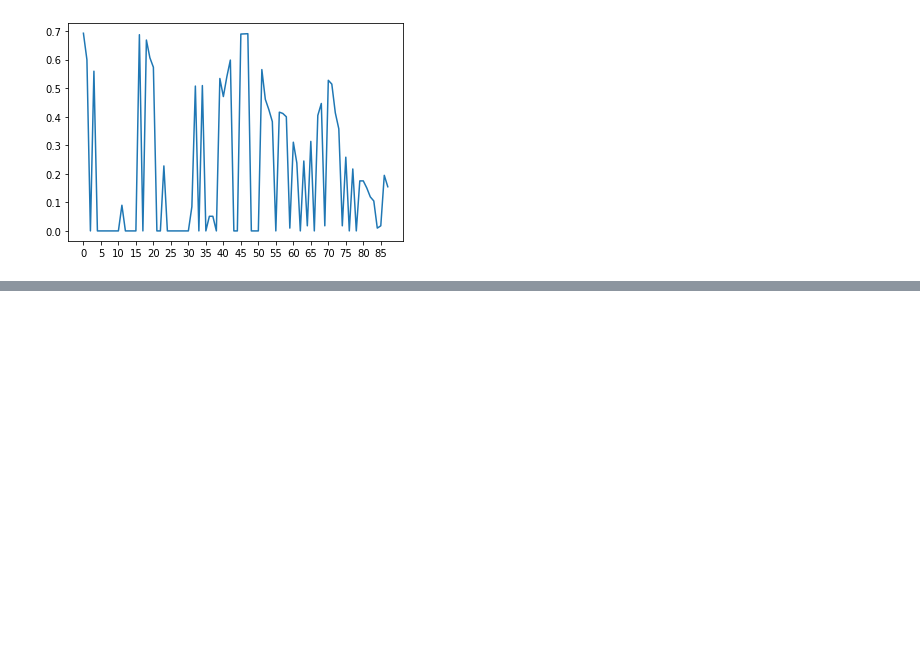
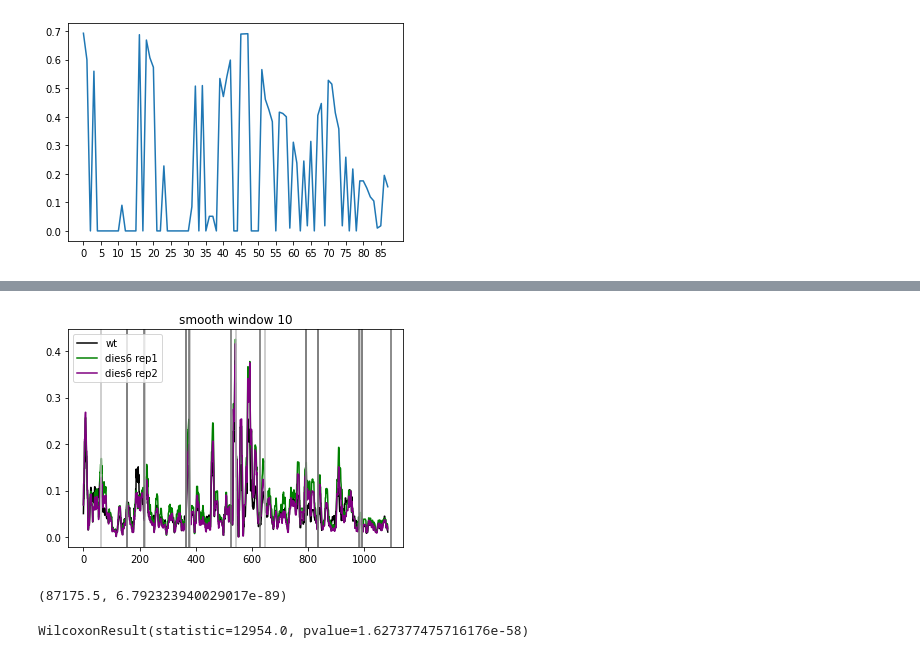
Before and after one commit to KarolineHoller/nanopore_methylation, a Jupyter notebook: methylation_analysis_20220502.ipynb, the cells around one changed output, grey strips where cells are left out. Drawn from its saved outputs; the diff is of its cells as text; code cells hidden in the pictures; blank space fills up the shorter version.

```diff
--- a/methylation_analysis_20220502.ipynb
+++ b/methylation_analysis_20220502.ipynb
@@ -313,0 +343,43 @@ ARS305_segments.loc["L-2", "wt_rep3"]
+# %%
+smooth = 10
+
+sns.lineplot(x = range(ARS305_wt.shape[1]),
+                 y = np.convolve(ARS305_wt.mean(axis = 0), np.ones(smooth)/smooth, mode ="same"),
+             color = "black", label = "wt")
+sns.lineplot(x = range(ARS305_wt.shape[1]),
+                 y = np.convolve(ARS305_dies6_rep1.mean(axis = 0), np.ones(smooth)/smooth, mode ="same"),
+             color = "green", label = "dies6 rep1")
+sns.lineplot(x = range(ARS305_wt.shape[1]),
+                 y = np.convolve(ARS305_dies6_rep2.mean(axis = 0), np.ones(smooth)/smooth, mode ="same"),
+             color = "purple", label = "dies6 rep2")
+plt.title("smooth window " + str(smooth))
+
+for border in ARS305_anno.loc[:, "pos_start"]:
+    plt.axvline(border, color = "silver")
+for border in ARS305_anno.loc[:, "pos_stop"]:
+    plt.axvline(border, color = "dimgray")
+
+plt.show()
+
+ARS305_wt_smooth_mean = np.convolve(ARS305_wt.mean(axis = 0), np.ones(smooth)/smooth, mode ="same")
+ARS305_dies6_rep1_smooth_mean = np.convolve(ARS305_dies6_rep1.mean(axis = 0), np.ones(smooth)/smooth, mode ="same")
+ARS305_dies6_rep2_smooth_mean = np.convolve(ARS305_dies6_rep2.mean(axis = 0), np.ones(smooth)/smooth, mode ="same")
+
+means_ARS305 = np.concatenate((ARS305_wt_smooth_mean.reshape(1, 1084),
+                              ARS305_dies6_rep1_smooth_mean.reshape(1, 1084),
+                              ARS305_dies6_rep2_smooth_mean.reshape(1, 1084)),
+                              axis = 0)
+
+from scipy.stats import wilcoxon
+
+w, p = wilcoxon(means_ARS305[0,:], means_ARS305[1,:], alternative = "two-sided")
+w,p
+# %% [output]
+[figure, added]
+(87175.5, 6.792323940029017e-89)
+# %%
+#the statistical test shows that the replicates of the mutants are rather different:
+wilcoxon(ARS305_dies6_rep1.mean(axis = 0),
+         ARS305_dies6_rep2.mean(axis = 0), alternative = "two-sided")
+# %% [output]
+WilcoxonResult(statistic=12954.0, pvalue=1.627377475716176e-58)
```
Also changed, not shown: parts of 26 cells of this notebook.
